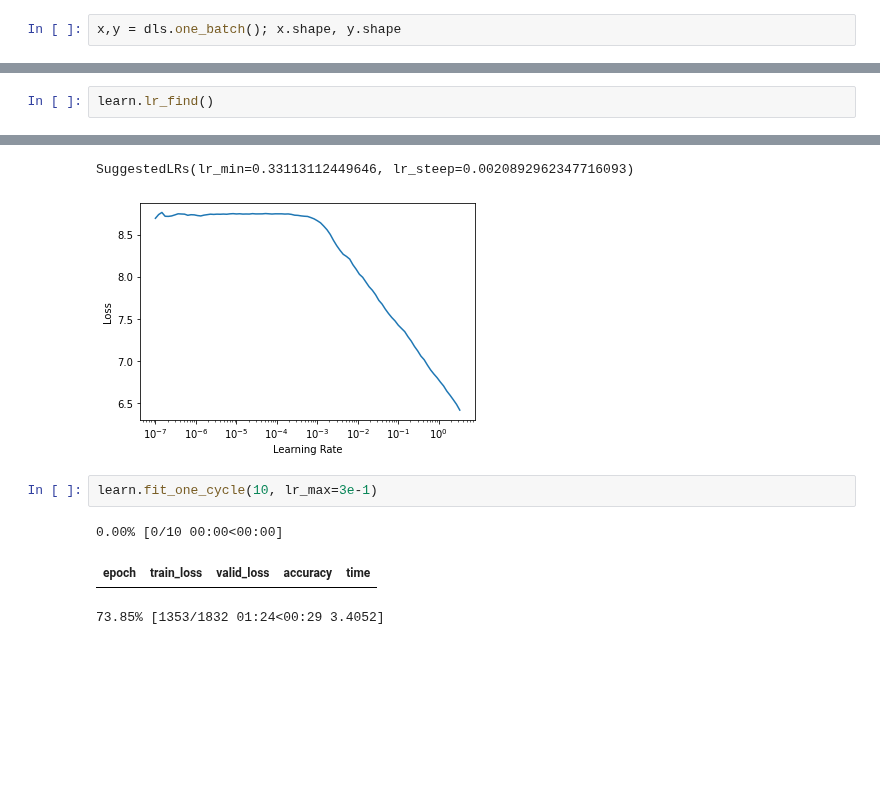
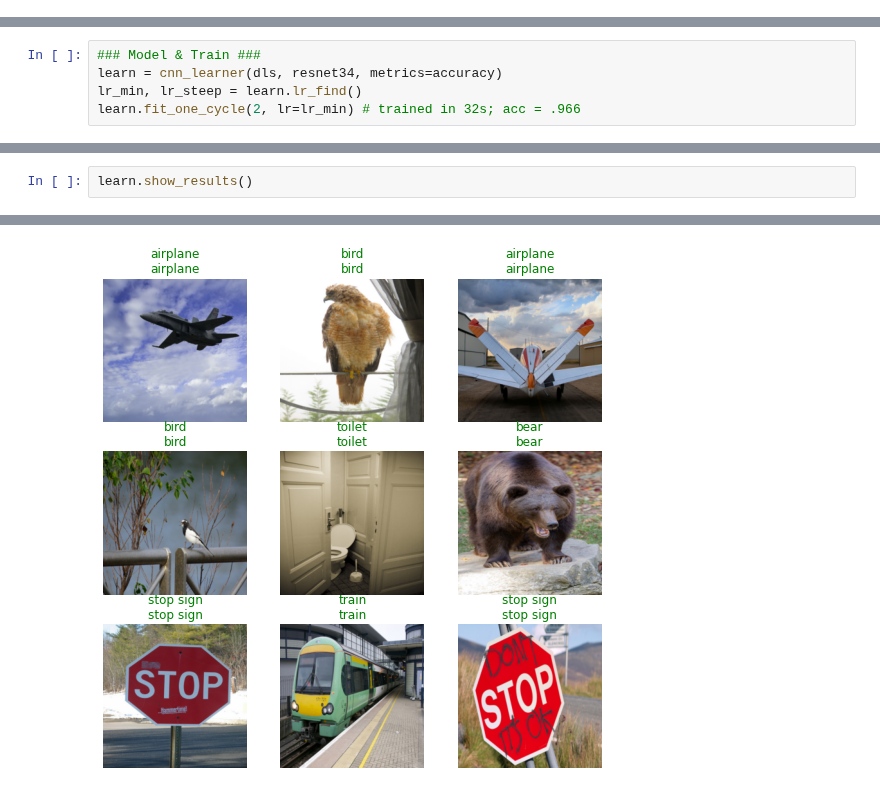
Before and after one commit to mccallion/rory, a Jupyter notebook: _20200923_coco_using_mid_level_api.ipynb, the cells around one changed output, grey strips where cells are left out. Cells and saved outputs as stored; diff of their text form; blank space fills up the shorter version.

Commit message:
trained COCO w/ pretrained resnet; .966 acc

```diff
--- a/_20200923_coco_using_mid_level_api.ipynb
+++ b/_20200923_coco_using_mid_level_api.ipynb
@@ -53,2 +0,0 @@ dls = dss.dataloaders(bs=64, after_item=cpu_tfms, after_batch=gpu_tfms)
-# %%
-x,y = dls.one_batch(); x.shape, y.shape
@@ -102,0 +152,5 @@ Callbacks:
+# %%
+### Model & Train ###
+learn = cnn_learner(dls, resnet34, metrics=accuracy)
+lr_min, lr_steep = learn.lr_find()
+learn.fit_one_cycle(2, lr=lr_min) # trained in 32s; acc = .966
@@ -103,12 +163,5 @@ Callbacks:
 # %%
-learn.lr_find()
+learn.show_results()
 # %% [output]
 [interactive output not drawn]
-SuggestedLRs(lr_min=0.33113112449646, lr_steep=0.0020892962347716093)
-[figure, old version]
+[figure, new version]
-# %%
-learn.fit_one_cycle(10, lr_max=3e-1)
-# %% [output]
-0.00% [0/10 00:00<00:00]
-| epoch | train_loss | valid_loss | accuracy | time |
-73.85% [1353/1832 01:24<00:29 3.4052]
```
Also changed, not shown: parts of 18 cells of this notebook, 1 other file.
